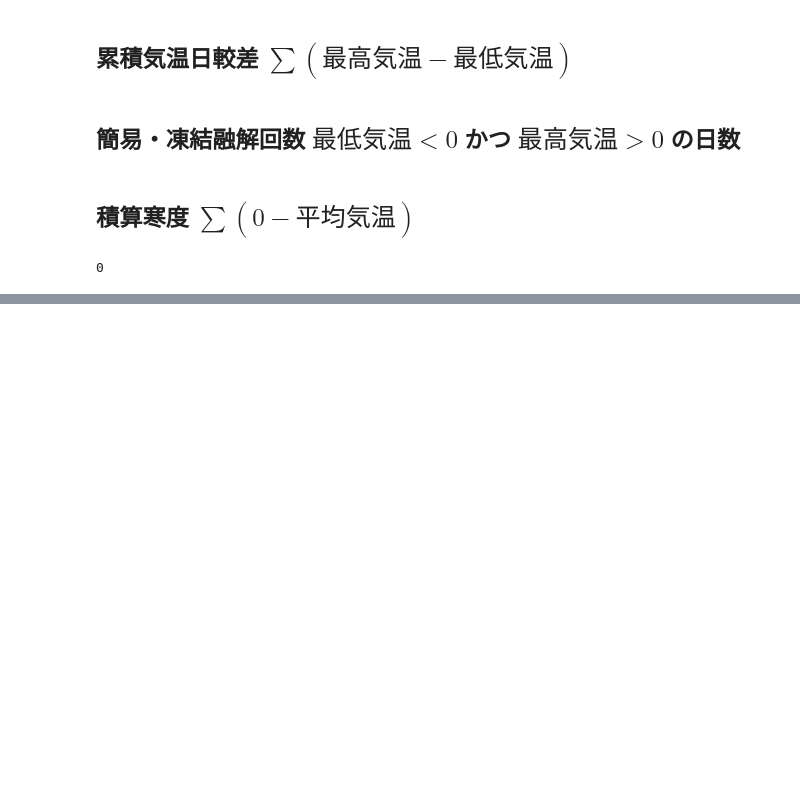
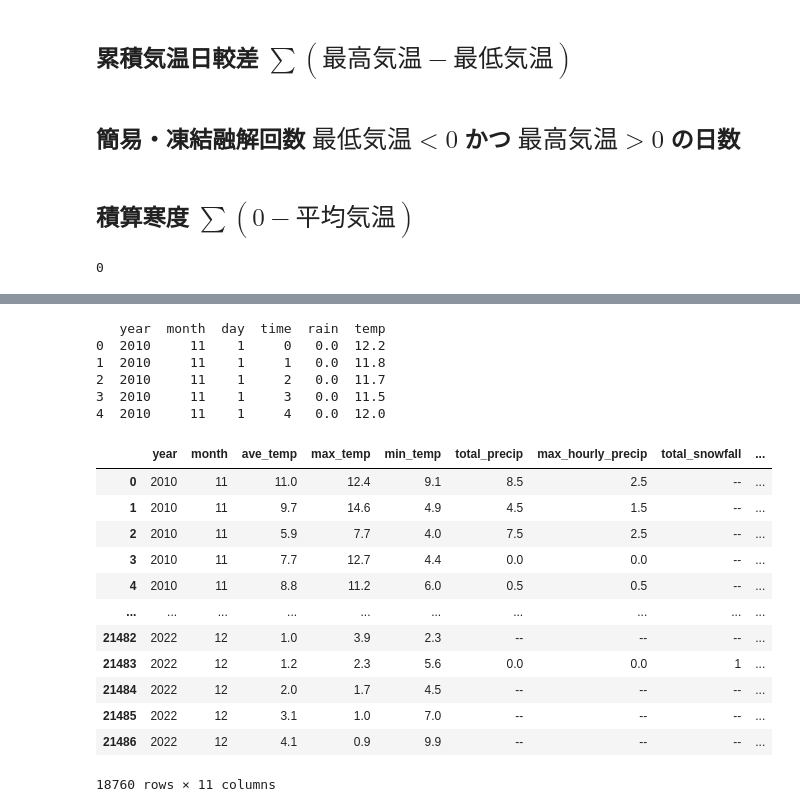
Before and after one commit to utyujin51/share, a Jupyter notebook: kaikibunseki.ipynb, the cells around one changed output, grey strips where cells are left out. Drawn from its saved outputs; the diff is of its cells as text; code cells hidden in the pictures; blank space fills up the shorter version.

```diff
--- a/kaikibunseki.ipynb
+++ b/kaikibunseki.ipynb
@@ -187,0 +233,25 @@ df1
+# %%
+print(df1.head())
+# %% [output]
+   year  month  day  time  rain  temp
+0  2010     11    1     0   0.0  12.2
+1  2010     11    1     1   0.0  11.8
+2  2010     11    1     2   0.0  11.7
+3  2010     11    1     3   0.0  11.5
+4  2010     11    1     4   0.0  12.0
+# %%
+df0
+# %% [output]
+|  | year | month | ave_temp | max_temp | min_temp | total_precip | max_hourly_precip | total_snowfall | ... |
+| 0 | 2010 | 11 | 11.0 | 12.4 | 9.1 | 8.5 | 2.5 | -- | ... |
+| 1 | 2010 | 11 | 9.7 | 14.6 | 4.9 | 4.5 | 1.5 | -- | ... |
+| 2 | 2010 | 11 | 5.9 | 7.7 | 4.0 | 7.5 | 2.5 | -- | ... |
+| 3 | 2010 | 11 | 7.7 | 12.7 | 4.4 | 0.0 | 0.0 | -- | ... |
+| 4 | 2010 | 11 | 8.8 | 11.2 | 6.0 | 0.5 | 0.5 | -- | ... |
+| ... | ... | ... | ... | ... | ... | ... | ... | ... | ... |
+| 21482 | 2022 | 12 | 1.0 | 3.9 | 2.3 | -- | -- | -- | ... |
+| 21483 | 2022 | 12 | 1.2 | 2.3 | 5.6 | 0.0 | 0.0 | 1 | ... |
+| 21484 | 2022 | 12 | 2.0 | 1.7 | 4.5 | -- | -- | -- | ... |
+| 21485 | 2022 | 12 | 3.1 | 1.0 | 7.0 | -- | -- | -- | ... |
+| 21486 | 2022 | 12 | 4.1 | 0.9 | 9.9 | -- | -- | -- | ... |
+18760 rows × 11 columns
```
Also changed, not shown: parts of 10 cells of this notebook.
